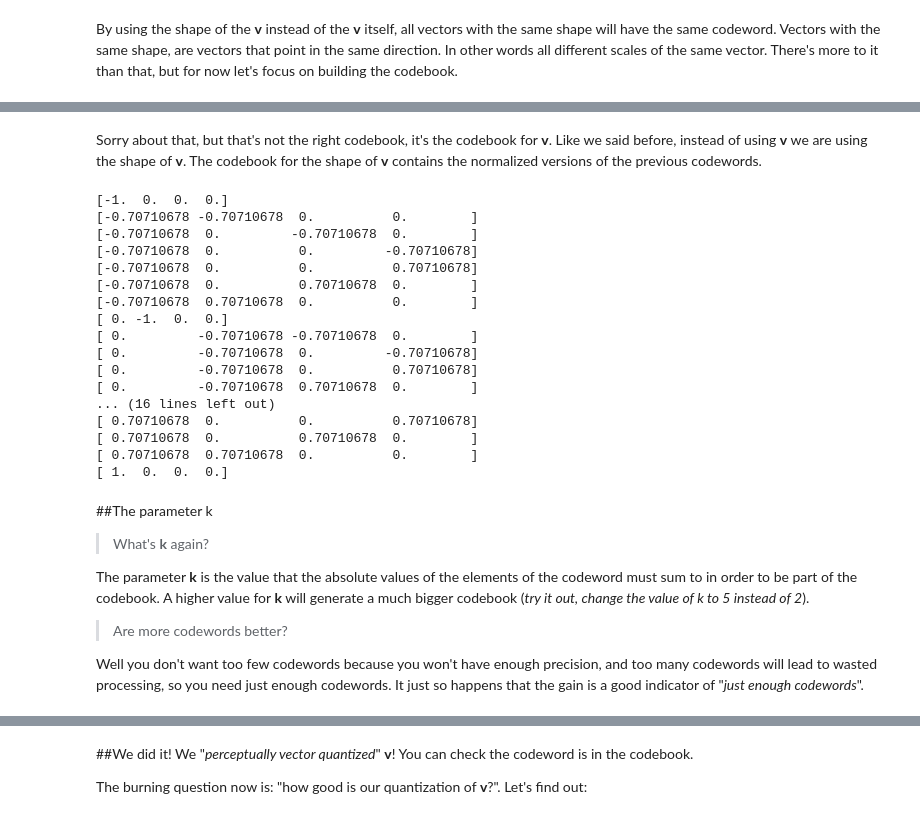
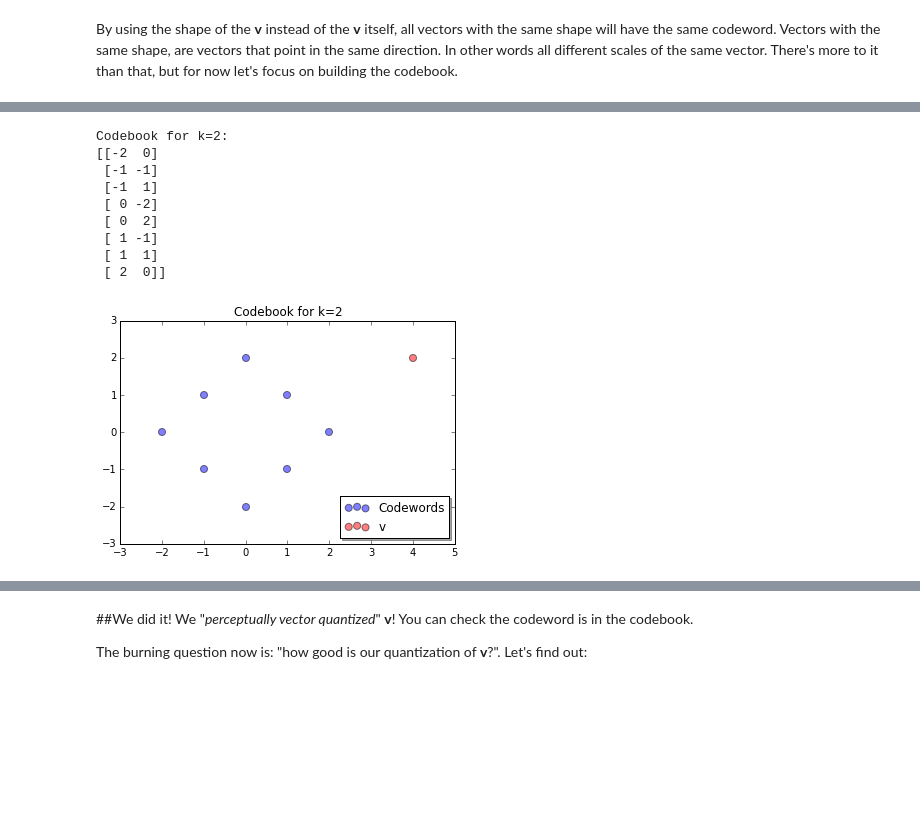
Before and after one commit to luctrudeau/DaalaNotebooks, a Jupyter notebook: PVQ/PVQ.ipynb, the cells around one changed output, grey strips where cells are left out. Cells and saved outputs as stored; diff of their text form; code cells hidden in the pictures; blank space fills up the shorter version.

```diff
--- a/PVQ/PVQ.ipynb
+++ b/PVQ/PVQ.ipynb
@@ -112,11 +110,0 @@ Just for fun (because we **won't** need it later) let's build the codebook. This
-# %%
-k = 2
-codebook = []
-
-for x0 in range(-k,k+1):
-    for x1 in range(-k,k+1):
-        for x2 in range(-k,k+1):
-            for x3 in range(-k,k+1):
-                if abs(x0) + abs(x1) + abs(x2) + abs(x3) == k:
-                    codebook.append([x0, x1, x2, x3])
-                    print("%d, %d, %d, %d" % (x0, x1, x2, x3))
@@ -141,36 +111,33 @@ for x0 in range(-k,k+1):
-# %% [markdown]
-Sorry about that, but that's not the right codebook, it's the codebook for **v**. Like we said before, instead of using **v** we are using the shape of **v**. The codebook for the shape of **v** contains the normalized versions of the previous codewords.
-# %%
-i = 0
-for codeword in codebook:
-    codebook[i] = shape(codeword)
-    print(codebook[i])
-    i = i + 1
-# %% [output]
-[-1.  0.  0.  0.]
-[-0.70710678 -0.70710678  0.          0.        ]
-[-0.70710678  0.         -0.70710678  0.        ]
-[-0.70710678  0.          0.         -0.70710678]
-[-0.70710678  0.          0.          0.70710678]
-[-0.70710678  0.          0.70710678  0.        ]
-[-0.70710678  0.70710678  0.          0.        ]
-[ 0. -1.  0.  0.]
-[ 0.         -0.70710678 -0.70710678  0.        ]
-[ 0.         -0.70710678  0.         -0.70710678]
-[ 0.         -0.70710678  0.          0.70710678]
-[ 0.         -0.70710678  0.70710678  0.        ]
-... (16 lines left out)
-[ 0.70710678  0.          0.          0.70710678]
-[ 0.70710678  0.          0.70710678  0.        ]
-[ 0.70710678  0.70710678  0.          0.        ]
-[ 1.  0.  0.  0.]
-# %% [markdown]
-##The parameter k
-
-> What's **k** again?
-
-The parameter **k** is the value that the absolute values of the elements of the codeword must sum to in order to be part of the codebook. A higher value for **k** will generate a much bigger codebook (_try it out, change the value of k to 5 instead of 2_).
-
-> Are more codewords better?
-
-Well you don't want too few codewords because you won't have enough precision, and too many codewords will lead to wasted processing, so you need just enough codewords. It just so happens that the gain is a good indicator of "_just enough codewords_".
+# %%
+k = 2
+
+def build2DCodeBook(k):
+    codebook = []
+    for x0 in range(-k,k+1):
+        for x1 in range(-k,k+1):
+            if abs(x0) + abs(x1) == k:
+                codebook.append([x0, x1])
+    return np.array(codebook)
+
+def showCodeBook(codebook, k):
+    plt.scatter(codebook[:][:,0], codebook[:][:,1], c="blue", label="Codewords", alpha=0.5, s=50)
+    plt.scatter(v[0], v[1], c="red", label="v", alpha=0.5, s=50)
+    plt.title("Codebook for k=%d" % (k))
+    plt.legend(loc='lower right', shadow=True)
+
+codebook = build2DCodeBook(k)
+
+print("Codebook for k=%d: \n%s" %(k,codebook))
+
+showCodeBook(codebook, 2)
+# %% [output]
+Codebook for k=2:
+[[-2  0]
+ [-1 -1]
+ [-1  1]
+ [ 0 -2]
+ [ 0  2]
+ [ 1 -1]
+ [ 1  1]
+ [ 2  0]]
+[figure, added]
```
Also changed, not shown: parts of 26 cells of this notebook.
